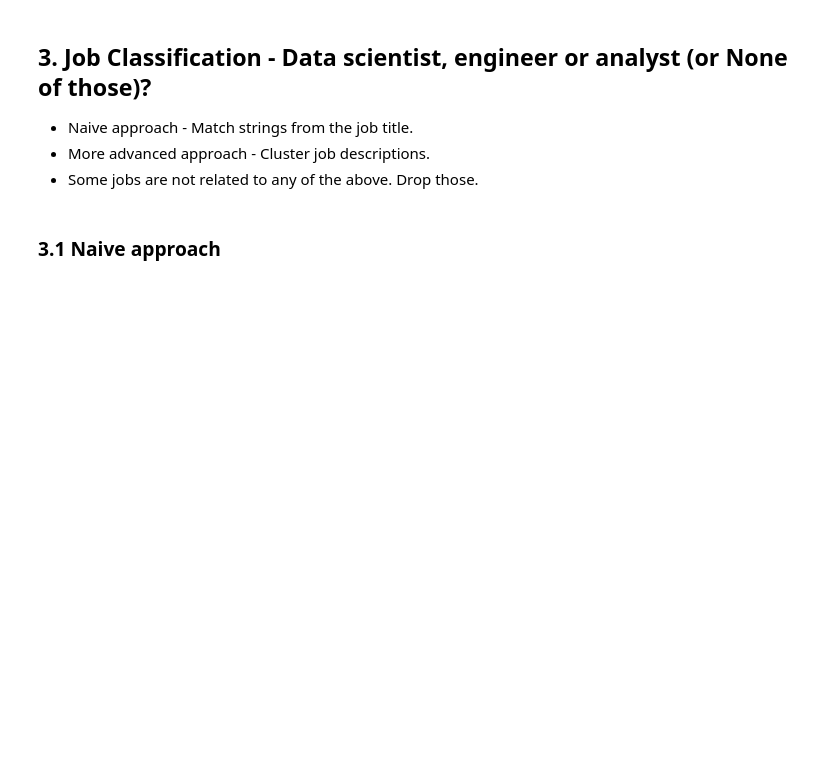
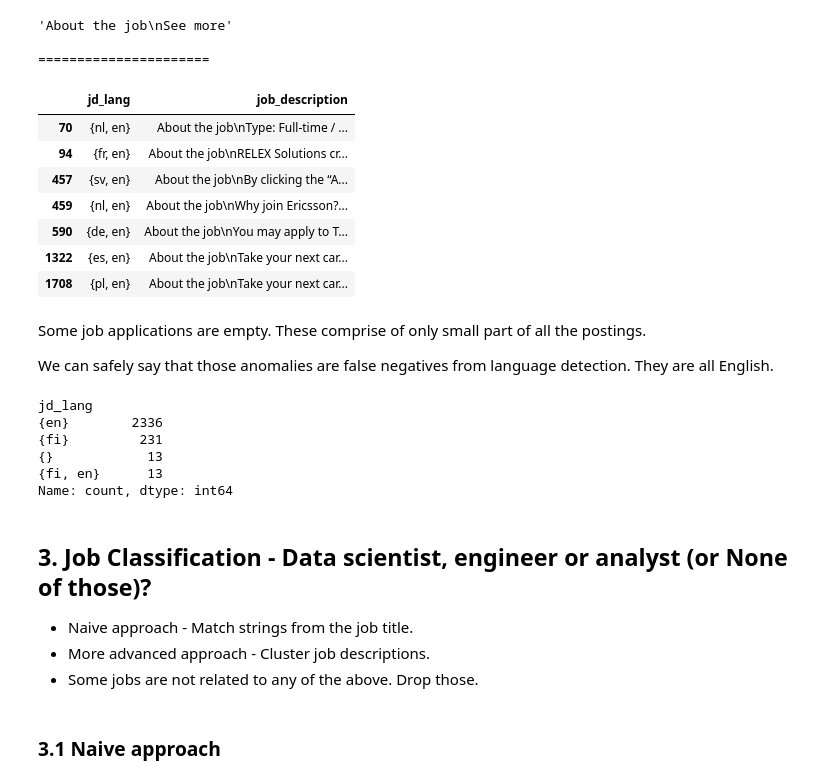
Before and after one commit to karoteeni110/ds-employment-landscape, a Jupyter notebook: notebooks/02-EDA.ipynb, the cells around one changed output. Cells and saved outputs as stored; diff of their text form; code cells hidden in the pictures; blank space fills up the shorter version.

```diff
--- a/notebooks/02-EDA.ipynb
+++ b/notebooks/02-EDA.ipynb
@@ -83,0 +406,21 @@ _data0.job_description.map(detect)
+# %%
+from ftlangdetect import detect
+from collections import Counter
+
+def get_jd_langs(jd):
+  langs = Counter()
+  for line in jd.split("\n"):
+    # Remove empty line,
+    # the prilogue "About the job",
+    # the epilogue "See more".
+    clean_line = line.strip().lower()
+    if not clean_line or \
+      len(clean_line.split()) <= 4:
+      continue
+
+    detected_lang =  detect(clean_line)["lang"]
+    langs.add(detected_lang)
+  return langs
+
+df["jd_lang"] = df.job_description.map(get_jd_langs)
+df.jd_lang.value_counts()
@@ -84,3 +512,39 @@ _data0.job_description.map(detect)
+# %%
+check_anomaly_langs(set())
+# %% [output]
+'About the job\nSee more'
+
+======================
+# %%
+# Check anomalies
+idx_lang_anomalies = df.jd_lang.isin(df.jd_lang.value_counts().index[4:])
+with pd.option_context("display.max_colwidth", 500):
+    display(df.loc[idx_lang_anomalies, ["jd_lang","job_description"]].drop_duplicates(subset="job_description"))
+# %% [output]
+|  | jd_lang | job_description |
+| 70 | {nl, en} | About the job\nType: Full-time / ... |
+| 94 | {fr, en} | About the job\nRELEX Solutions cr... |
+| 457 | {sv, en} | About the job\nBy clicking the “A... |
+| 459 | {nl, en} | About the job\nWhy join Ericsson?... |
+| 590 | {de, en} | About the job\nYou may apply to T... |
+| 1322 | {es, en} | About the job\nTake your next car... |
+| 1708 | {pl, en} | About the job\nTake your next car... |
+# %% [markdown]
+Some job applications are empty. These comprise of only small part of all the postings.
+
+We can safely say that those anomalies are false negatives from language detection. They are all English.
+# %%
+# Clean the `jd_lang` column
+
+df.loc[idx_lang_anomalies, ["jd_lang"]] = df.loc[idx_lang_anomalies, ["jd_lang"]].apply(lambda _: {"en"}, axis=1)
+df.jd_lang.value_counts()
+# %% [output]
+jd_lang
+{en}        2336
+{fi}         231
+{}            13
+{fi, en}      13
+Name: count, dtype: int64
 # %% [markdown]
 ## 3. Job Classification - Data scientist, engineer or analyst (or None of those)?
 
```
Also changed, not shown: parts of 44 cells of this notebook.
